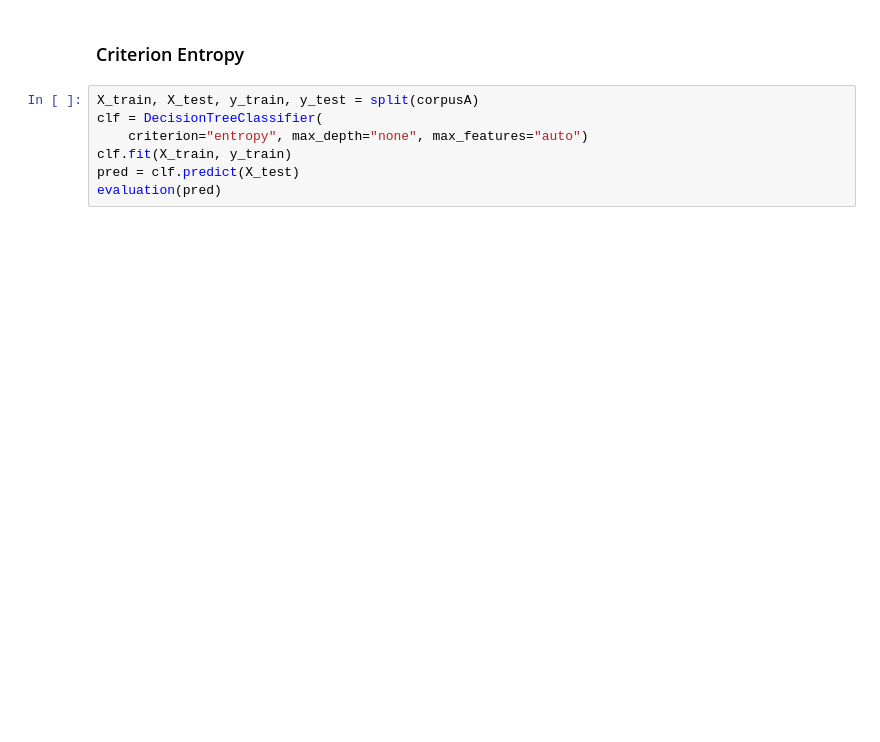
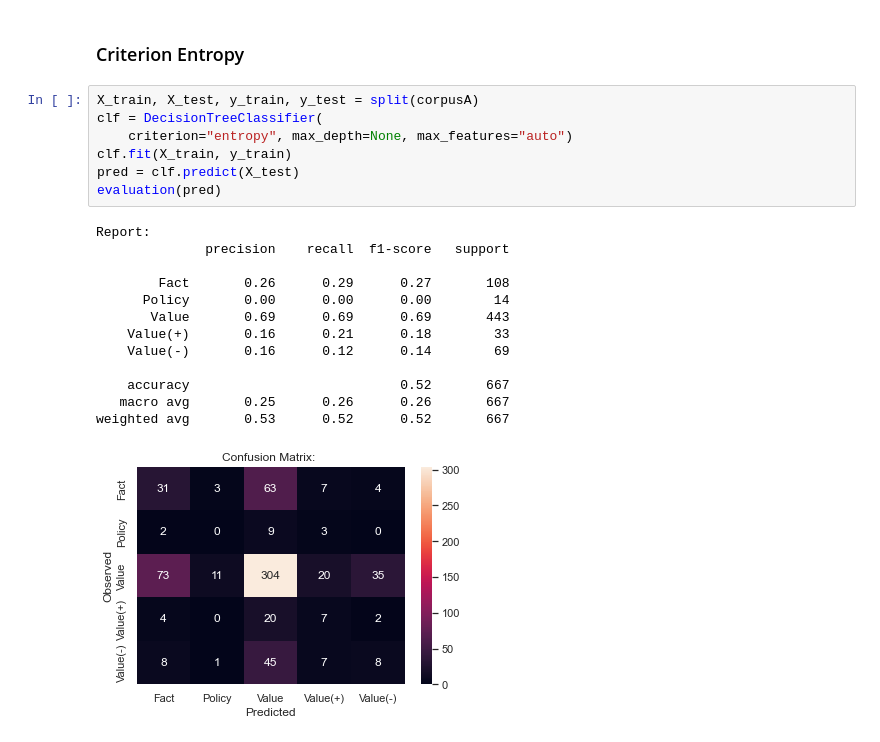
Before and after one commit to claramoreirag/FEUP-NLP, a Jupyter notebook: adu-classifier.ipynb, the cells around one changed output. Saved outputs shown, nothing was run; the diff lists cells and outputs as text; blank space fills up the shorter version.

```diff
--- a/adu-classifier.ipynb
+++ b/adu-classifier.ipynb
@@ -623,10 +668,24 @@ evaluation(pred)
 # %%
 X_train, X_test, y_train, y_test = split(corpusA)
 clf = DecisionTreeClassifier(
-    criterion="entropy", max_depth="none", max_features="auto")
+    criterion="entropy", max_depth=None, max_features="auto")
 clf.fit(X_train, y_train)
 pred = clf.predict(X_test)
 evaluation(pred)
+# %% [output]
+Report:
+              precision    recall  f1-score   support
+
+        Fact       0.26      0.29      0.27       108
+      Policy       0.00      0.00      0.00        14
+       Value       0.69      0.69      0.69       443
+    Value(+)       0.16      0.21      0.18        33
+    Value(-)       0.16      0.12      0.14        69
+
+    accuracy                           0.52       667
+   macro avg       0.25      0.26      0.26       667
+weighted avg       0.53      0.52      0.52       667
+[figure, added]
 # %%
 X_train, X_test, y_train, y_test = split(corpusA)
 clf = DecisionTreeClassifier(
```
Also changed, not shown: parts of 46 cells of this notebook.
